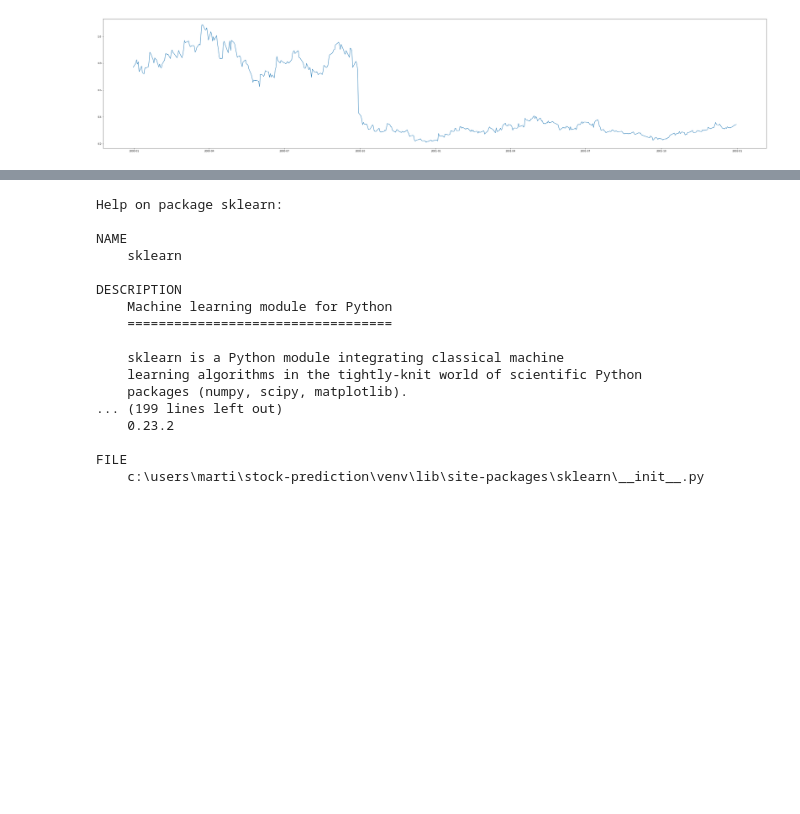
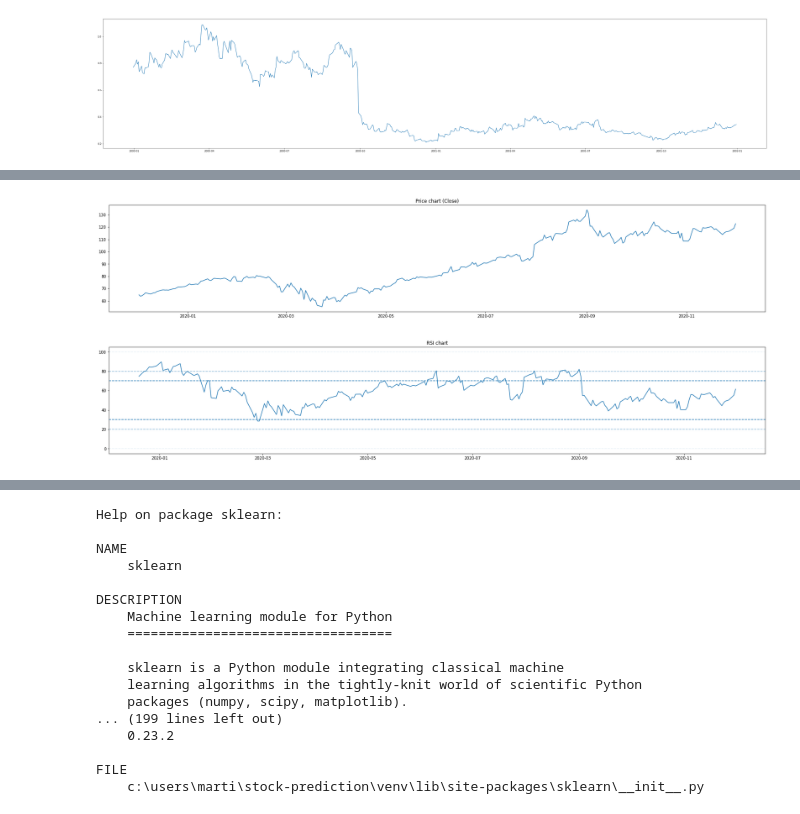
Before and after one commit to Sommerli/stock-prediction, a Jupyter notebook: stock_prediction.ipynb, the cells around one changed output, grey strips where cells are left out. Drawn from its saved outputs; the diff is of its cells as text; code cells hidden in the pictures; blank space fills up the shorter version.

```diff
--- a/stock_prediction.ipynb
+++ b/stock_prediction.ipynb
@@ -127,0 +162,41 @@ plt.plot(stock_open_price.index, stock_open_price.values)
+# %%
+# Prøve seg på å legge inn RSI
+
+def RSI(data, time_window):
+    diff = data.diff(1).dropna()
+
+    up_change = 0 * diff
+    down_change = 0 * diff
+
+    up_change[diff > 0] = diff[diff > 0]
+    down_change[diff < 0] = diff[diff < 0]
+
+    up_change_avg = up_change.ewm(com = time_window-1, min_periods = time_window).mean()
+    down_change_avg = down_change.ewm(com = time_window-1, min_periods = time_window).mean()
+
+    rs = abs(up_change_avg/down_change_avg)
+    rsi = 100 - 100/(1+rs)
+    return rsi
+
+df["RSI"] = RSI(df["Close"], 14)
+# %%
+plt.figure(figsize=(30,5))
+plt.plot(df.index, df['Close'])
+plt.title('Price chart (Close)')
+plt.show()
+
+plt.figure(figsize=(30,5))
+plt.title('RSI chart')
+plt.plot(df.index, df['RSI'])
+
+plt.axhline(0, linestyle='--', alpha=0.1)
+plt.axhline(20, linestyle='--', alpha=0.5)
+plt.axhline(30, linestyle='--')
+
+plt.axhline(70, linestyle='--')
+plt.axhline(80, linestyle='--', alpha=0.5)
+plt.axhline(100, linestyle='--', alpha=0.1)
+plt.show()
+# %% [output]
+[figure, added]
+[figure, added]
```
Also changed, not shown: parts of 8 cells of this notebook.
